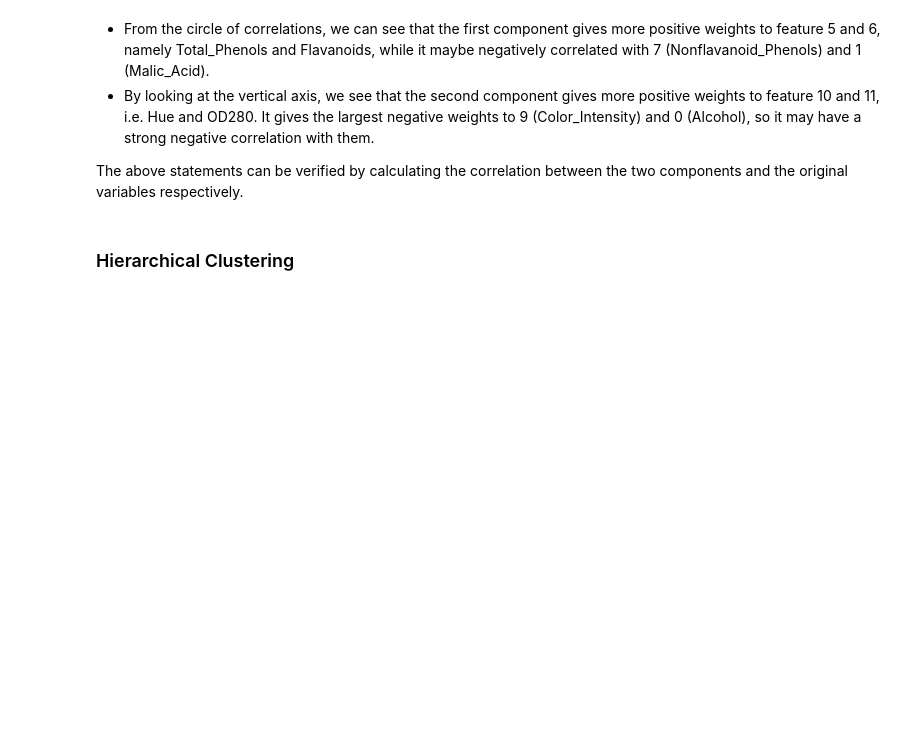
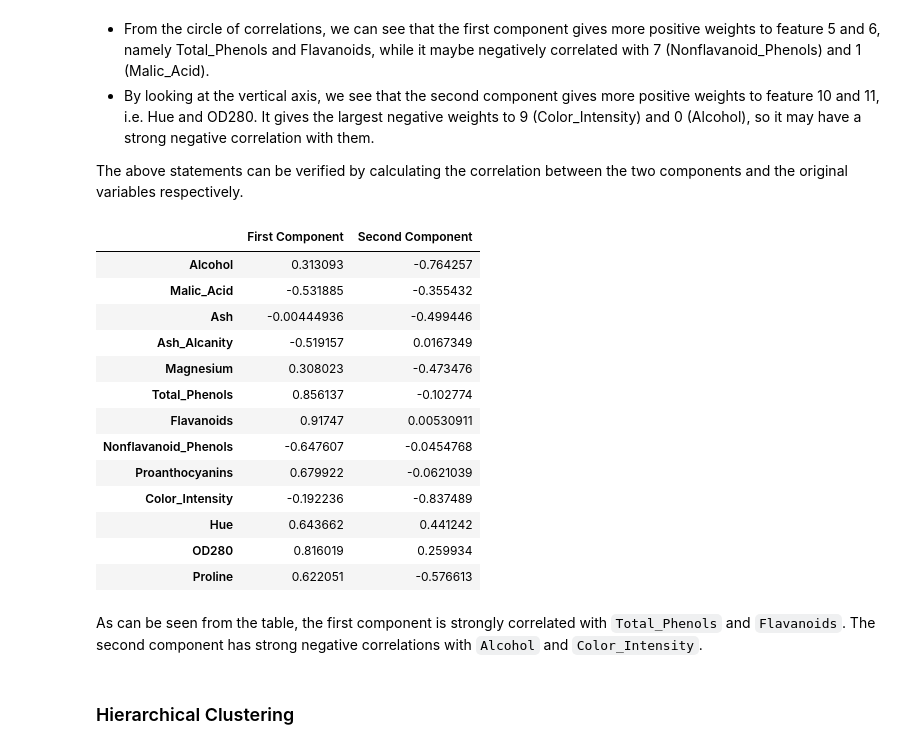
Before and after one commit to stats-and-prob/assignment-2, a Jupyter notebook: fei-li/fei-li-assignment-2.ipynb, the cells around one changed output. Drawn from its saved outputs; the diff is of its cells as text; code cells hidden in the pictures; blank space fills up the shorter version.

```diff
--- a/fei-li/fei-li-assignment-2.ipynb
+++ b/fei-li/fei-li-assignment-2.ipynb
@@ -93,6 +93,37 @@ for i, feature in enumerate(df.columns.values[:-1]):
 * By looking at the vertical axis, we see that the second component gives more positive weights to feature 10 and 11, i.e. Hue and OD280. It gives the largest negative weights to 9 (Color_Intensity) and 0 (Alcohol), so it may have a strong negative correlation with them.
 
 The above statements can be verified by calculating the correlation between the two components and the original variables respectively.
+# %%
+# construct table of correlations between the first two components and the variables respectively
+table = pd.DataFrame(index=df.columns.values[:-1], columns=['First Component', 'Second Component'])
+for i in range(X_s.shape[-1]):  # correlation of the first component with each variable
+    table.iloc[i, 0] = np.corrcoef(X_s[:, i], X_p[:, 0])[0,1]
+for i in range(X_s.shape[-1]):  # correlation of the second component with each variable
+    table.iloc[i, 1] = np.corrcoef(X_s[:, i], X_p[:, 1])[0,1]
+
+# color the high correlations
+def color_red(val):
+    color = 'red' if np.abs(val) > 0.7 else 'black'
+    return 'color: %s' % color
+s = table.style.applymap(color_red)
+s
+# %% [output]
+|  | First Component | Second Component |
+| Alcohol | 0.313093 | -0.764257 |
+| Malic_Acid | -0.531885 | -0.355432 |
+| Ash | -0.00444936 | -0.499446 |
+| Ash_Alcanity | -0.519157 | 0.0167349 |
+| Magnesium | 0.308023 | -0.473476 |
+| Total_Phenols | 0.856137 | -0.102774 |
+| Flavanoids | 0.91747 | 0.00530911 |
+| Nonflavanoid_Phenols | -0.647607 | -0.0454768 |
+| Proanthocyanins | 0.679922 | -0.0621039 |
+| Color_Intensity | -0.192236 | -0.837489 |
+| Hue | 0.643662 | 0.441242 |
+| OD280 | 0.816019 | 0.259934 |
+| Proline | 0.622051 | -0.576613 |
+# %% [markdown]
+As can be seen from the table, the first component is strongly correlated with `Total_Phenols` and `Flavanoids`. The second component has strong negative correlations with `Alcohol` and `Color_Intensity`.
 # %% [markdown]
 ### Hierarchical Clustering
 # %%
```
Also changed, not shown: parts of 2 cells of this notebook, 1 other file.
